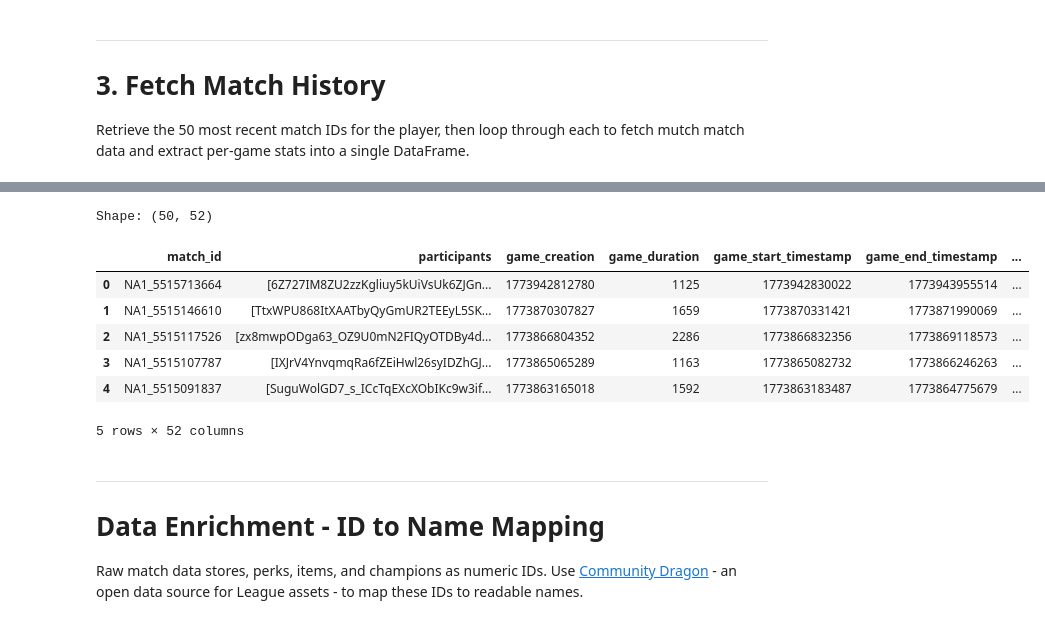
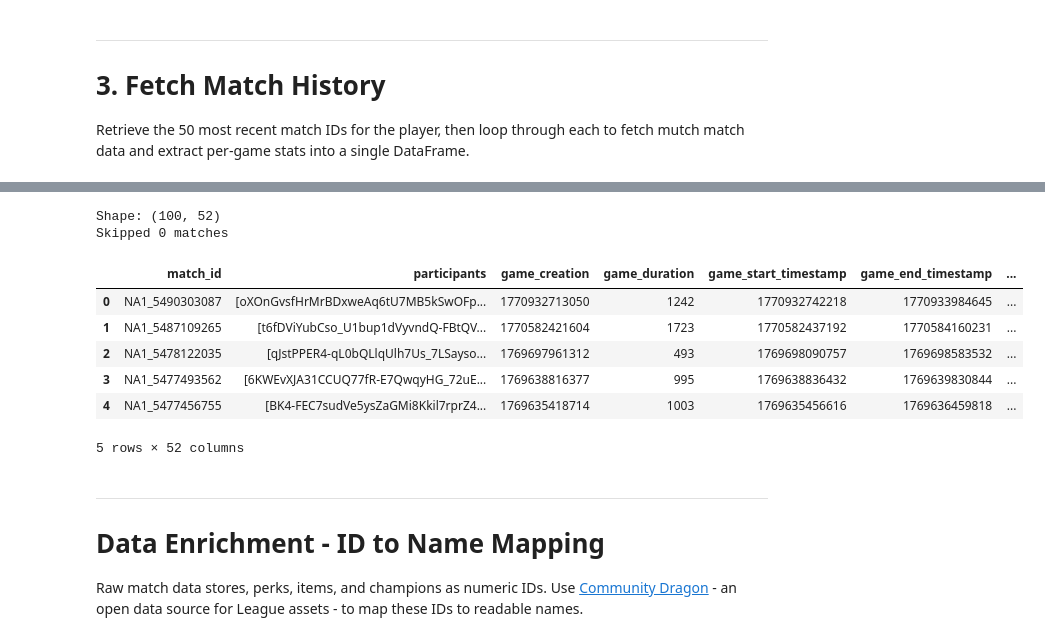
Before and after one commit to maxk678/lol-match-history-pipeline, a Jupyter notebook: soloq.ipynb, the cells around one changed output, grey strips where cells are left out. Cells and saved outputs as stored; diff of their text form; code cells hidden in the pictures.

Commit message:
Add files via upload
Add flexible match history fetch, update docstrings and README

```diff
--- a/soloq.ipynb
+++ b/soloq.ipynb
@@ -293,13 +343,13 @@ ladder[['rank', 'puuid', 'leaguePoints', 'wins', 'losses']]
 300 rows × 5 columns
 # %%
 # Option A — pick a player from the ladder above by index (0 = rank 1)
-puuid = ladder['puuid'].iloc[150]
+#puuid = ladder['puuid'].iloc[150]
 
 # Option B - look up a specific player by Riot ID
-#GAME_NAME = 'TaricMidGG'
-#TAG_LINE = 'NA1'
+GAME_NAME = 'TaricMidGG'
+TAG_LINE = 'NA1'
 REGION = 'americas'
-#puuid = get_puuid(gameName=GAME_NAME, tagLine=TAG_LINE, region=REGION)
+puuid = get_puuid(gameName=GAME_NAME, tagLine=TAG_LINE, region=REGION)
 
 #Prints the PUUID of the option you picked
 print(f'PUUID: {puuid}')
@@ -317,7 +367,14 @@ get_id_tag_from_puuid(puuid=puuid)
 Retrieve the 50 most recent match IDs for the player, then loop through each to fetch mutch match data and extract per-game stats into a single DataFrame.
 # %%
 # Fetch most recent match IDs
-match_ids = get_match_history(region=REGION, puuid=puuid)
+# --- OPTION A: Pull a full season ---
+#start_date = int(time.mktime(time.strptime("2025-01-01", "%Y-%m-%d")))
+#end_date   = int(time.mktime(time.strptime("2026-01-01", "%Y-%m-%d")))
+#match_ids = get_match_history(region=REGION, puuid=puuid, start_time=start_date, end_time=end_date)
+
+# --- OPTION B: Pull N most recent ---
+match_ids = get_match_history(region=REGION, puuid=puuid, count=100)
+
 print(f"Fetched {len(match_ids)} match IDs")
-match_ids[:50]
+match_ids
 # %% [output]
@@ -342,22 +399,44 @@ Fetched 50 match IDs
 # %%
 # Loop through match IDs and build the DataFrame
 df = pd.DataFrame()
+errors = []
+
 for match_id in match_ids:
-    game = get_match_data_from_id(region=REGION, matchId=match_id)
+    while True:
+        try:
+            game = get_match_data_from_id(region=REGION, matchId=match_id)
+            if 'status' in game and game['status']['status_code'] == 429:
+                print(f"Rate limited, waiting 30 seconds...")
+                time.sleep(30)
+                continue
+            break
+        except Exception as e:
+            print(f"Connection error, waiting 30 seconds... ({e})")
+            time.sleep(30)
+            continue
+
+    if 'metadata' not in game:
+        print(f"Skipping {match_id}: {game}")
+        errors.append(match_id)
+        continue
+
     matchDF = process_match_json(game, puuid=puuid)
     df = pd.concat([df, matchDF])
+    time.sleep(2)
 
 df = df.reset_index(drop=True)
 print(f"Shape: {df.shape}")
+print(f"Skipped {len(errors)} matches")
 df.head()
 # %% [output]
-Shape: (50, 52)
+Shape: (100, 52)
+Skipped 0 matches
 |  | match_id | participants | game_creation | game_duration | game_start_timestamp | game_end_timestamp | ... |
-| 0 | NA1_5515713664 | [6Z727IM8ZU2zzKgliuy5kUiVsUk6ZJGn... | 1773942812780 | 1125 | 1773942830022 | 1773943955514 | ... |
-| 1 | NA1_5515146610 | [TtxWPU868ItXAATbyQyGmUR2TEEyL5SK... | 1773870307827 | 1659 | 1773870331421 | 1773871990069 | ... |
-| 2 | NA1_5515117526 | [zx8mwpODga63_OZ9U0mN2FIQyOTDBy4d... | 1773866804352 | 2286 | 1773866832356 | 1773869118573 | ... |
-| 3 | NA1_5515107787 | [IXJrV4YnvqmqRa6fZEiHwl26syIDZhGJ... | 1773865065289 | 1163 | 1773865082732 | 1773866246263 | ... |
-| 4 | NA1_5515091837 | [SuguWolGD7_s_ICcTqEXcXObIKc9w3if... | 1773863165018 | 1592 | 1773863183487 | 1773864775679 | ... |
+| 0 | NA1_5490303087 | [oXOnGvsfHrMrBDxweAq6tU7MB5kSwOFp... | 1770932713050 | 1242 | 1770932742218 | 1770933984645 | ... |
+| 1 | NA1_5487109265 | [t6fDViYubCso_U1bup1dVyvndQ-FBtQV... | 1770582421604 | 1723 | 1770582437192 | 1770584160231 | ... |
+| 2 | NA1_5478122035 | [qJstPPER4-qL0bQLlqUlh7Us_7LSayso... | 1769697961312 | 493 | 1769698090757 | 1769698583532 | ... |
+| 3 | NA1_5477493562 | [6KWEvXJA31CCUQ77fR-E7QwqyHG_72uE... | 1769638816377 | 995 | 1769638836432 | 1769639830844 | ... |
+| 4 | NA1_5477456755 | [BK4-FEC7sudVe5ysZaGMi8Kkil7rprZ4... | 1769635418714 | 1003 | 1769635456616 | 1769636459818 | ... |
 5 rows × 52 columns
 # %% [markdown]
 ---
```
Also changed, not shown: parts of 7 cells of this notebook, 1 other file.
